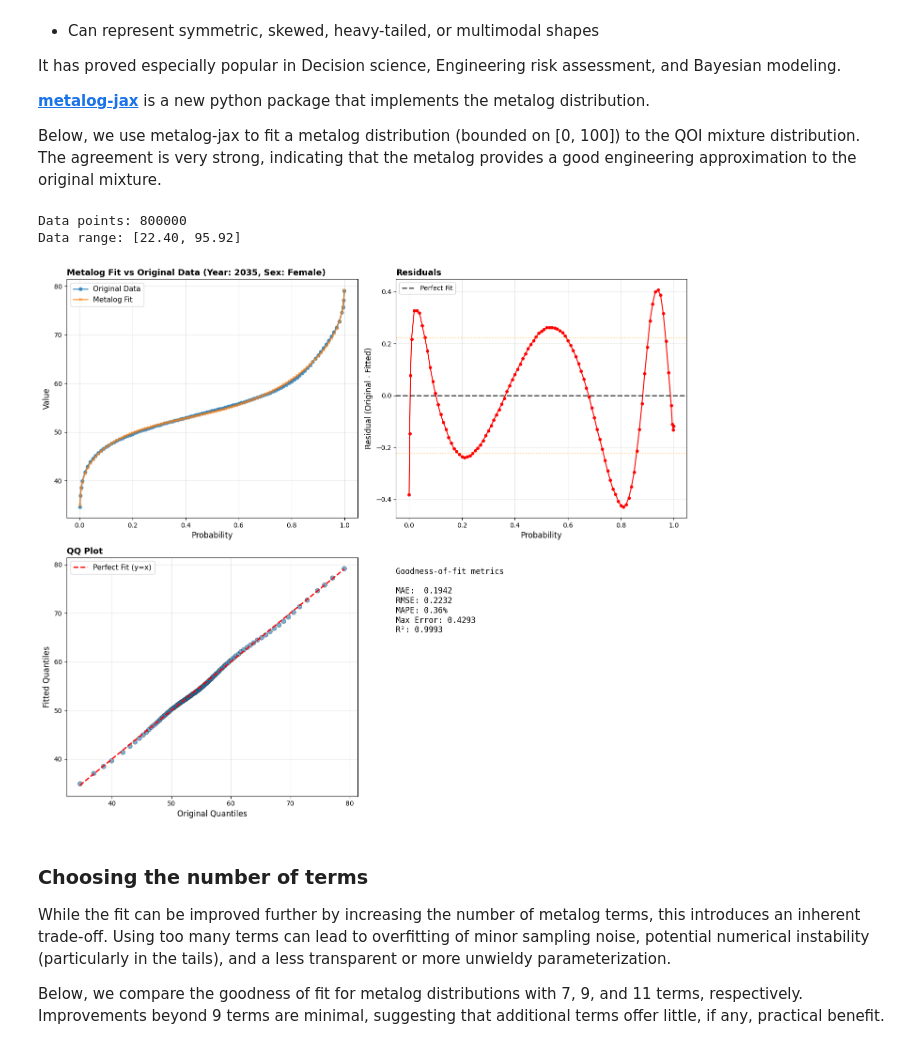
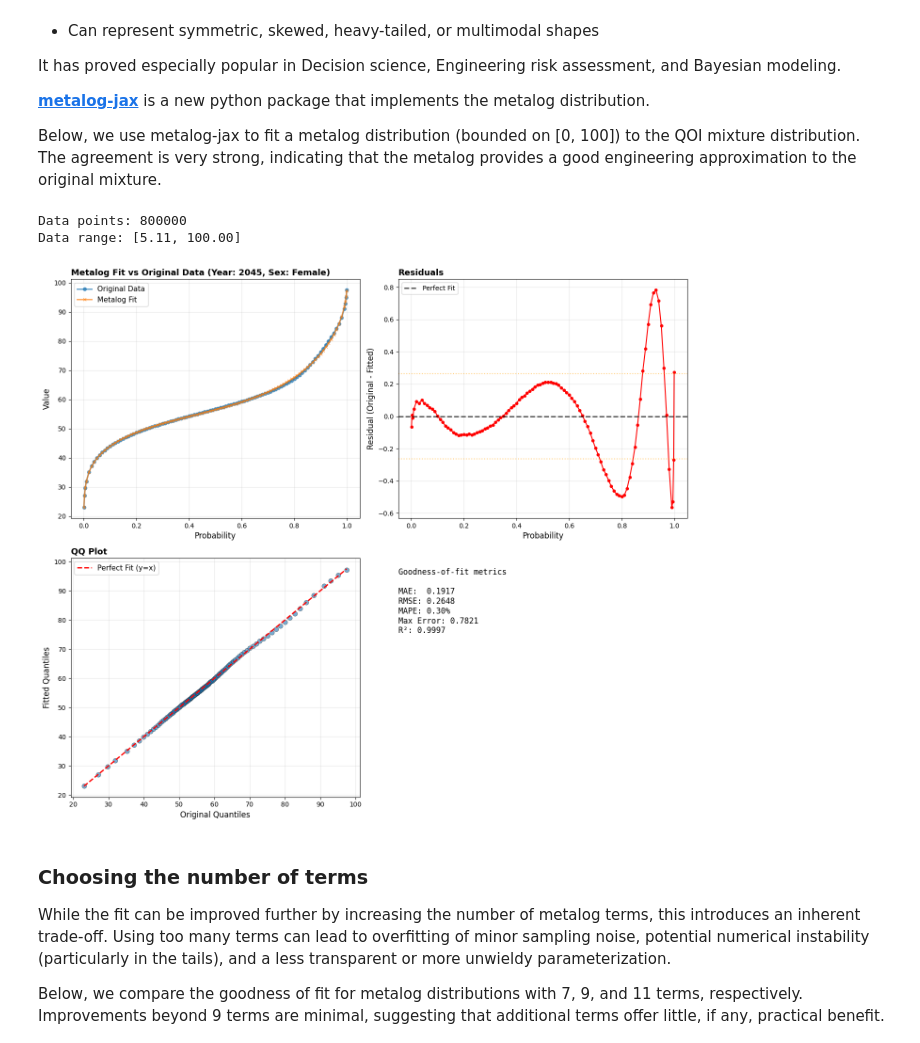
Before and after one commit to The-Strategy-Unit/health-adjusted-age, a Jupyter notebook: docs/haa_methods.ipynb, the cells around one changed output. Drawn from its saved outputs; the diff is of its cells as text; code cells hidden in the pictures.

Commit message:
update target year to 2045 across project files

```diff
--- a/docs/haa_methods.ipynb
+++ b/docs/haa_methods.ipynb
@@ -82,7 +82,7 @@ from metalog_jax.utils import DEFAULT_Y
 df = pd.read_parquet("../data_raw/mixtures.parquet")
 
 # filter for specific combination of year and sex
-df_filtered = df[(df["year"] == 2035) & (df["sex"] == "f")]
+df_filtered = df[(df["year"] == 2045) & (df["sex"] == "f")]
 
 # extract and flatten mix_vals column into a 1D array
 mix_arr = df_filtered["mix_vals"].explode().astype(float).to_numpy()
@@ -147,7 +147,7 @@ ax1.set_ylabel("Value", fontsize=12)
 ax1.legend(fontsize=11, loc="best")
 ax1.grid(True, alpha=0.3)
 ax1.set_title(
-    "Metalog Fit vs Original Data (Year: 2035, Sex: Female)",
+    "Metalog Fit vs Original Data (Year: 2045, Sex: Female)",
     fontsize=13,
     fontweight="bold",
     loc="left",
@@ -213,35 +213,35 @@ max_error = np.max(np.abs(mix_quantiles - fitted_quantiles))
 r_squared = 1 - (
     np.sum(residuals**2) / np.sum((mix_quantiles - np.mean(mix_quantiles)) ** 2)
 )
 
 ax4.axis("off")
 metrics_text = f"""
 Goodness-of-fit metrics
 
 MAE:  {mae:.4f}
 RMSE: {rmse:.4f}
 MAPE: {mape:.2f}%
 Max Error: {max_error:.4f}
 R²: {r_squared:.4f}
 """
 
 ax4.text(
     0.0,
     1.0,
     metrics_text,
     fontsize=12,
     family="monospace",
     verticalalignment="top",
     horizontalalignment="left",
     transform=ax4.transAxes,
 )
 
 plt.tight_layout()
 plt.show()
 # %% [output]
 Data points: 800000
-Data range: [22.40, 95.92]
+Data range: [5.11, 100.00]
-[figure, old version]
+[figure, new version]
 # %% [markdown]
 ### Choosing the number of terms
 While the fit can be improved further by increasing the number of metalog terms, this introduces an inherent trade-off. Using too many terms can lead to overfitting of minor sampling noise, potential numerical instability (particularly in the tails), and a less transparent or more unwieldy parameterization.
```
Also changed, not shown: parts of 1 cell of this notebook, 6 other files.
